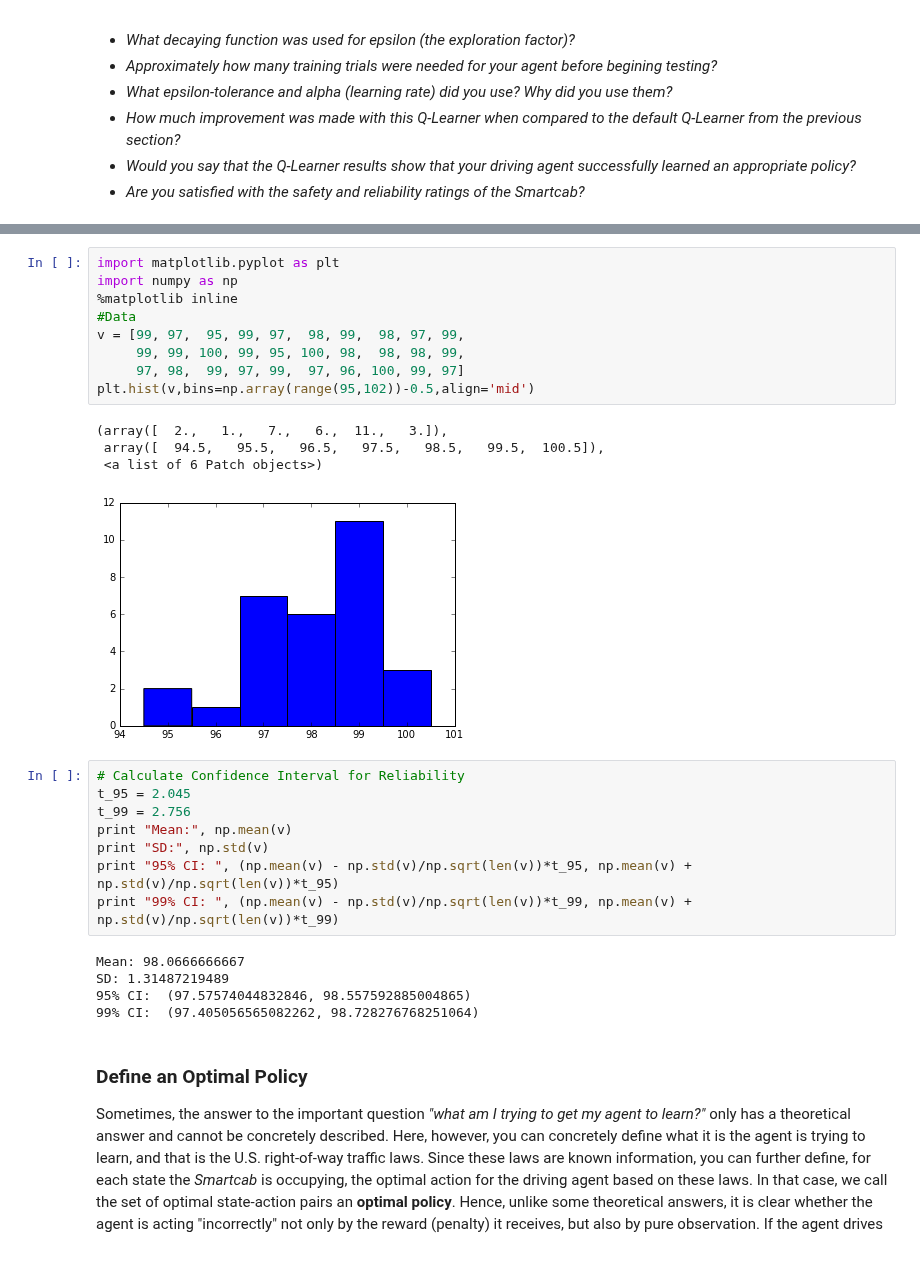
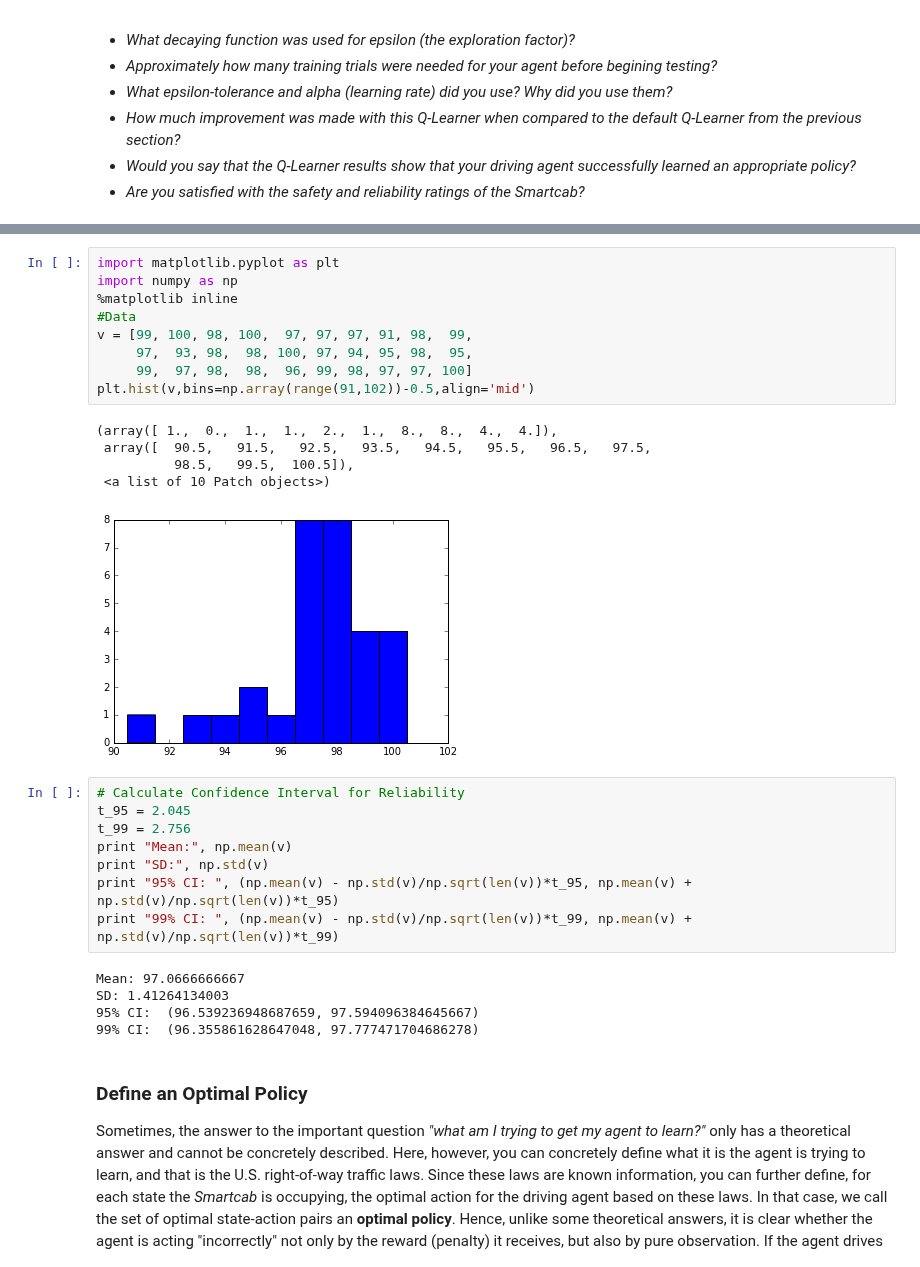
Before and after one commit to alextrickey/smartcab, a Jupyter notebook: smartcab.ipynb, the cells around one changed output, grey strips where cells are left out. Cells and saved outputs as stored; diff of their text form.

```diff
--- a/smartcab.ipynb
+++ b/smartcab.ipynb
@@ -402,17 +409,18 @@ Using the visualization above that was produced from your improved Q-Learning si
 # %%
 import matplotlib.pyplot as plt
 import numpy as np
 %matplotlib inline
 #Data
-v = [99, 97,  95, 99, 97,  98, 99,  98, 97, 99,
-     99, 99, 100, 99, 95, 100, 98,  98, 98, 99,
-     97, 98,  99, 97, 99,  97, 96, 100, 99, 97]
-plt.hist(v,bins=np.array(range(95,102))-0.5,align='mid')
+v = [99, 100, 98, 100,  97, 97, 97, 91, 98,  99,
+     97,  93, 98,  98, 100, 97, 94, 95, 98,  95,
+     99,  97, 98,  98,  96, 99, 98, 97, 97, 100]
+plt.hist(v,bins=np.array(range(91,102))-0.5,align='mid')
 # %% [output]
-(array([  2.,   1.,   7.,   6.,  11.,   3.]),
- array([  94.5,   95.5,   96.5,   97.5,   98.5,   99.5,  100.5]),
- <a list of 6 Patch objects>)
+(array([ 1.,  0.,  1.,  1.,  2.,  1.,  8.,  8.,  4.,  4.]),
+ array([  90.5,   91.5,   92.5,   93.5,   94.5,   95.5,   96.5,   97.5,
+          98.5,   99.5,  100.5]),
+ <a list of 10 Patch objects>)
-[figure, old version]
+[figure, new version]
 # %%
 # Calculate Confidence Interval for Reliability
 t_95 = 2.045
@@ -422,10 +430,10 @@ print "SD:", np.std(v)
 print "95% CI: ", (np.mean(v) - np.std(v)/np.sqrt(len(v))*t_95, np.mean(v) + np.std(v)/np.sqrt(len(v))*t_95)
 print "99% CI: ", (np.mean(v) - np.std(v)/np.sqrt(len(v))*t_99, np.mean(v) + np.std(v)/np.sqrt(len(v))*t_99)
 # %% [output]
-Mean: 98.0666666667
-SD: 1.31487219489
-95% CI:  (97.57574044832846, 98.557592885004865)
-99% CI:  (97.405056565082262, 98.728276768251064)
+Mean: 97.0666666667
+SD: 1.41264134003
+95% CI:  (96.539236948687659, 97.594096384645667)
+99% CI:  (96.355861628647048, 97.777471704686278)
 # %% [markdown]
 ### Define an Optimal Policy
 
```
Also changed, not shown: parts of 4 cells of this notebook.
